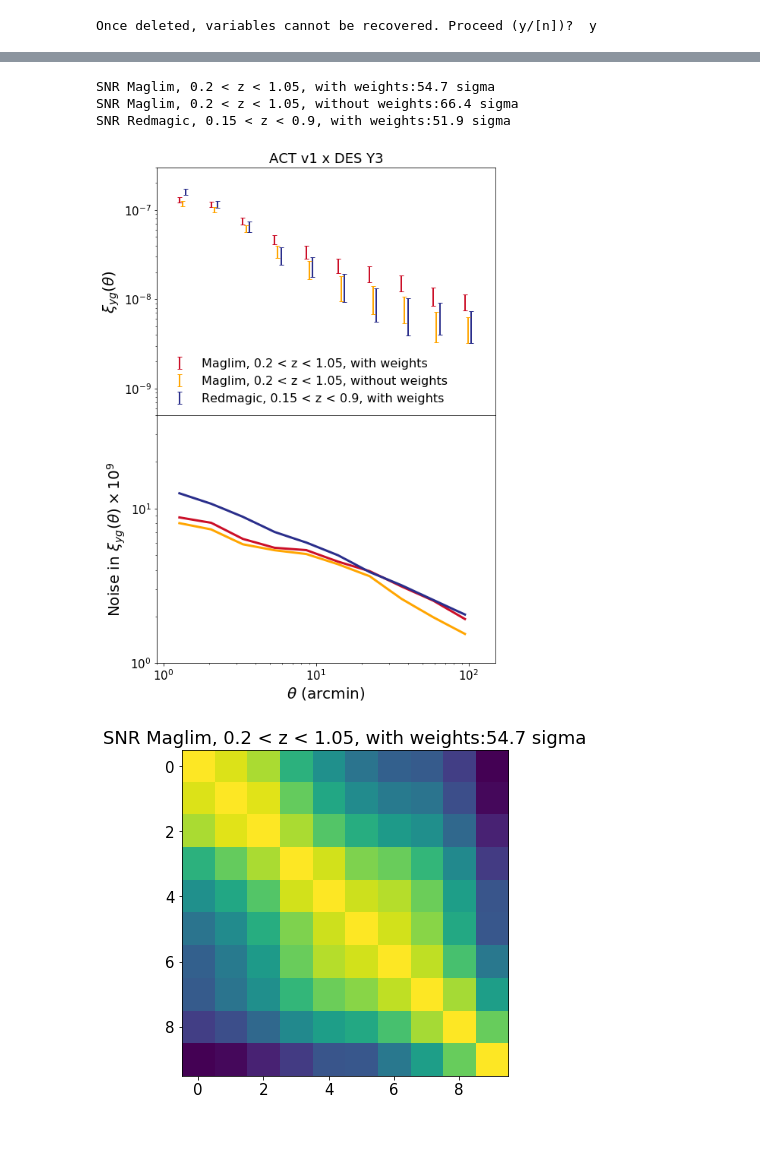
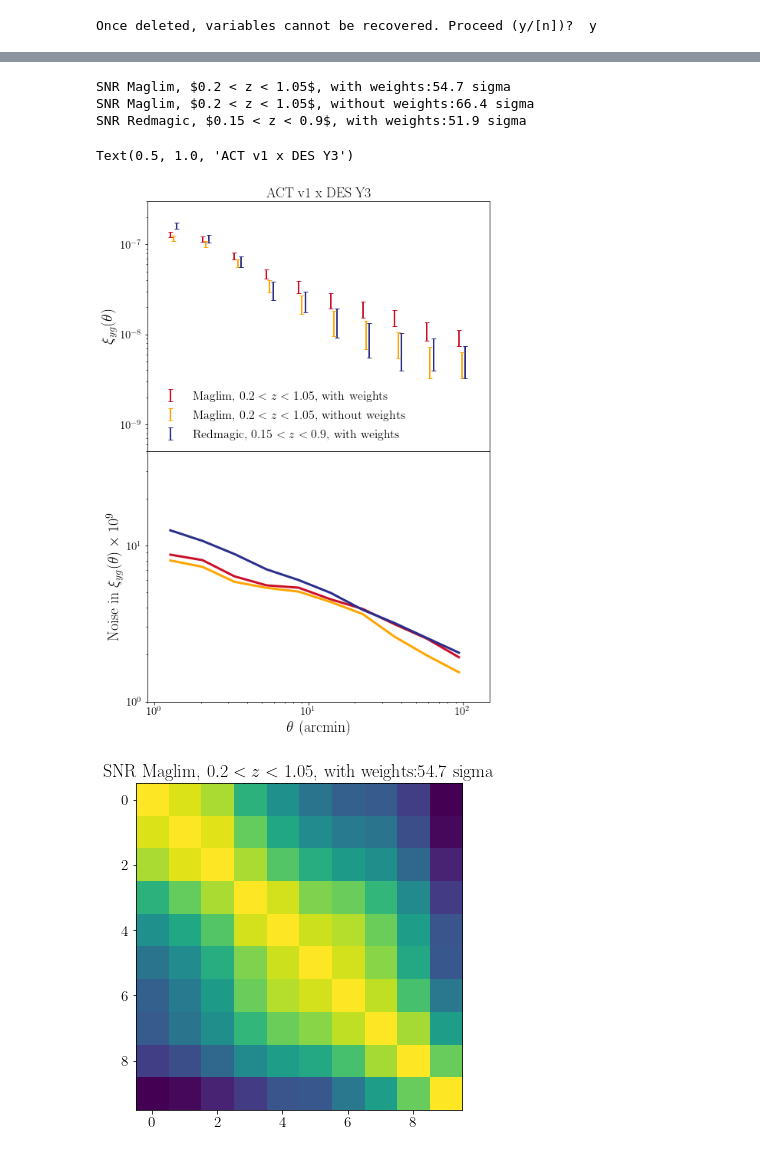
Before and after one commit to shivampcosmo/ACTxDESY3, a Jupyter notebook: src/process_cats/correlate_dy_actxdesy3.ipynb, the cells around one changed output, grey strips where cells are left out. Cells and saved outputs as stored; diff of their text form; code cells hidden in the pictures.

```diff
--- a/src/process_cats/correlate_dy_actxdesy3.ipynb
+++ b/src/process_cats/correlate_dy_actxdesy3.ipynb
@@ -42,7 +43,7 @@ filenames = ['/global/project/projectdirs/des/shivamp/cosmosis/ACTxDESY3/src/res
 '/global/project/projectdirs/des/shivamp/cosmosis/ACTxDESY3/src/results/dy/dy_act_deprojects_nothing_v1.0.0_fwhm_2arcmin_nside4096__z_0.15_0.9_dojk_True_njk_60_desy3_w1.pk',
             ]
 
-labels = ['Maglim, 0.2 < z < 1.05, with weights','Maglim, 0.2 < z < 1.05, without weights','Redmagic, 0.15 < z < 0.9, with weights']
+labels = [r'Maglim, $0.2 < z < 1.05$, with weights',r'Maglim, $0.2 < z < 1.05$, without weights',r'Redmagic, $0.15 < z < 0.9$, with weights']
 
 
 linestyles = ['-.','-','--',':','-.','-','--']
@@ -53,7 +54,11 @@ fig.set_size_inches((12,10))
 
 for j in range(len(filenames)):
     filename = filenames[j]
-    haloydata = pk.load(open(filename, "rb"))
+    try:
+        haloydata = pk.load(open(filename, "rb"))
+    except:
+        haloydata = pk.load(open(filename, "rb"),encoding='latin1')
+
     dytruth = haloydata['dytruth']
 
     randytruth = haloydata['randytruth']
@@ -81,8 +86,8 @@ ax.legend()
 def corr_mat(cov):
     dims = cov.shape
     corr = np.zeros(dims)
-    for ii in xrange(0,dims[0]):
-        for jj in xrange(0,dims[1]):
+    for ii in range(0,dims[0]):
+        for jj in range(0,dims[1]):
             corr[ii,jj] = cov[ii,jj]/np.sqrt(cov[ii,ii]*cov[jj,jj])
 
     return corr
@@ -168,6 +173,7 @@ def nice_colors( num, colormap='the_gold_standard', interpolation_method='linear
     return _out_color
 # %%
 import pdb
+import scipy.interpolate as interpolate
 # plot the galaxy-y correaltion
 fig, ax = pl.subplots(2,1, sharex = True)
 fig.set_size_inches((8,12))
@@ -182,7 +188,10 @@ xmax = 150.
 
 for j in range(len(filenames)):
     filename = filenames[j]
-    haloydata = pk.load(open(filename, "rb"))
+    try:
+        haloydata = pk.load(open(filename, "rb"))
+    except:
+        haloydata = pk.load(open(filename, "rb"),encoding='latin1')
 
     dytruth = haloydata['dytruth']
 
@@ -212,6 +221,13 @@ for j in range(len(filenames)):
         ax[0].errorbar(factor*np.exp(dytruth.logr)*1.05**(j), xi_dytruth, yerr=xi_dytruth_sigma, label = labels[j], linestyle='None', capsize=3, lw = 2, color =nice_colors(j))
 
 
+    if j == 0:
+        xi_interp_w1 = interpolate.interp1d((dytruth.logr), np.log(xi_dytruth),fill_value='extrapolate')
+    if j == 1:
+        xi_interp_w0 = interpolate.interp1d((dytruth.logr), np.log(xi_dytruth),fill_value='extrapolate')
+
+
+
 
 ax[0].set_xscale('log')
 ax[0].set_yscale('log')
@@ -232,9 +248,12 @@ pl.tick_params(axis='both', which='minor', labelsize=15)
 # ax[1].plot(np.exp(dytruth.logr), 1.0e9*(xi_dytruth_sigma), label = 'Planck y', lw = 3, color = Color[0])
 for j in range(len(filenames)):
     filename = filenames[j]
-    haloydata = pk.load(open(filename, "rb"))
+    try:
+        haloydata = pk.load(open(filename, "rb"))
+    except:
+        haloydata = pk.load(open(filename, "rb"),encoding='latin1')
+
     dytruth = haloydata['dytruth']
-
 
     randytruth = haloydata['randytruth']
     xi_dytruth = dytruth.xi - randytruth.xi
@@ -282,36 +301,37 @@ ax[1].set_xlabel(r'$\theta$ (arcmin)', size = 20)
 ax[1].set_ylabel(r'Noise in $\xi_{yg}(\theta) \times 10^9$', size = 20)
 
 
 yticks = ax[1].yaxis.get_major_ticks()
 yticks[-1].set_visible(False)
 ax[0].tick_params(axis='y', labelsize=15)
 ax[1].tick_params(axis='both', labelsize=15)
 ax[1].tick_params(axis='both', which = 'minor', labelsize=15)
 
 #pl.setp(ax[0].get_xticklabels(), visible=False)
 #ax[0].tick_params(labelbottom=False)
 # print "ax[0].get_x = ", ax[0].get_xticklabels()[0].get_text()
 
 ax[0].set_xscale('log')
 ax[1].set_xscale('log')
 
 ax[1].set_yscale('log')
 ax[0].set_title(r'ACT v1 x DES Y3', size=18 )
 #xticks = ax[0].xaxis.get_minor_ticks()
 #xticks[0].set_visible(False)
 
 #xticks = ax[0].xaxis.get_major_ticks()
 #xticks[0].set_visible(False)
 
 #ax[0].set_xticklabels(['','','',''])
 #ax[0].set_xticklabels(['','','',''], minor = True)
 
 
 
-fig.savefig('actxdesy3_maglim_redmagic_comp_v1.pdf', format = 'pdf')
+# fig.savefig('actxdesy3_maglim_redmagic_comp_v1.pdf', format = 'pdf')
 # %% [output]
-SNR Maglim, 0.2 < z < 1.05, with weights:54.7 sigma
-SNR Maglim, 0.2 < z < 1.05, without weights:66.4 sigma
-SNR Redmagic, 0.15 < z < 0.9, with weights:51.9 sigma
+SNR Maglim, $0.2 < z < 1.05$, with weights:54.7 sigma
+SNR Maglim, $0.2 < z < 1.05$, without weights:66.4 sigma
+SNR Redmagic, $0.15 < z < 0.9$, with weights:51.9 sigma
+Text(0.5, 1.0, 'ACT v1 x DES Y3')
-[figure, old version]
+[figure, new version]
-[figure, old version]
+[figure, new version]
```
Also changed, not shown: parts of 9 cells of this notebook, 6 other files.
